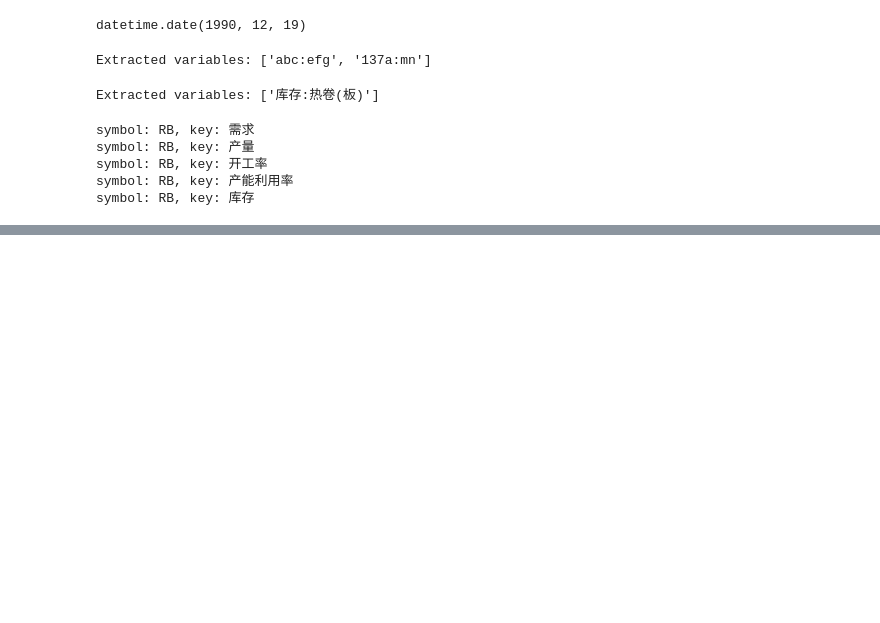
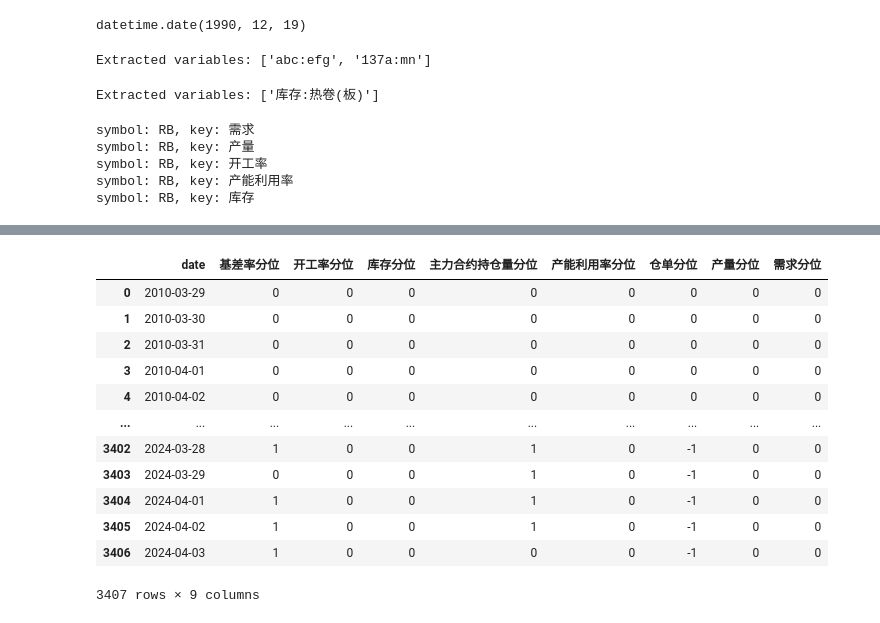
Before and after one commit to Howard-66/futures_nexus, a Jupyter notebook: test.ipynb, the cells around one changed output, grey strips where cells are left out. Cells and saved outputs as stored; diff of their text form; code cells hidden in the pictures; blank space fills up the shorter version.

```diff
--- a/test.ipynb
+++ b/test.ipynb
@@ -679,0 +678,18 @@ data_rank
+# %%
+signals = rb.get_signals(field_list)
+# %%
+signals
+# %% [output]
+|  | date | 基差率分位 | 开工率分位 | 库存分位 | 主力合约持仓量分位 | 产能利用率分位 | 仓单分位 | 产量分位 | 需求分位 |
+| 0 | 2010-03-29 | 0 | 0 | 0 | 0 | 0 | 0 | 0 | 0 |
+| 1 | 2010-03-30 | 0 | 0 | 0 | 0 | 0 | 0 | 0 | 0 |
+| 2 | 2010-03-31 | 0 | 0 | 0 | 0 | 0 | 0 | 0 | 0 |
+| 3 | 2010-04-01 | 0 | 0 | 0 | 0 | 0 | 0 | 0 | 0 |
+| 4 | 2010-04-02 | 0 | 0 | 0 | 0 | 0 | 0 | 0 | 0 |
+| ... | ... | ... | ... | ... | ... | ... | ... | ... | ... |
+| 3402 | 2024-03-28 | 1 | 0 | 0 | 1 | 0 | -1 | 0 | 0 |
+| 3403 | 2024-03-29 | 0 | 0 | 0 | 1 | 0 | -1 | 0 | 0 |
+| 3404 | 2024-04-01 | 1 | 0 | 0 | 1 | 0 | -1 | 0 | 0 |
+| 3405 | 2024-04-02 | 1 | 0 | 0 | 1 | 0 | -1 | 0 | 0 |
+| 3406 | 2024-04-03 | 1 | 0 | 0 | 0 | 0 | -1 | 0 | 0 |
+3407 rows × 9 columns
```
Also changed, not shown: parts of 4 cells of this notebook, 3 other files.
